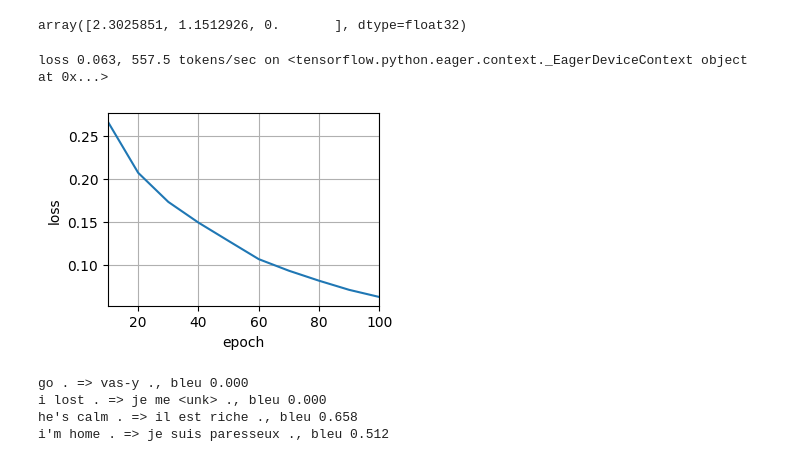
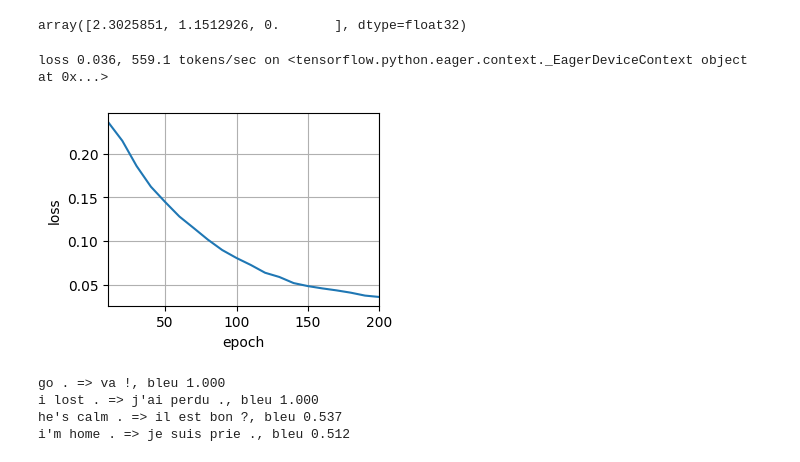
Before and after one commit to junhuster/machine-learning, a Jupyter notebook: tf-dev/d2l/jupyter/part_3_modern_rnn/d2l_9_6.s2s.ipynb, the cells around one changed output. Cells and saved outputs as stored; diff of their text form; code cells hidden in the pictures.

```diff
--- a/tf-dev/d2l/jupyter/part_3_modern_rnn/d2l_9_6.s2s.ipynb
+++ b/tf-dev/d2l/jupyter/part_3_modern_rnn/d2l_9_6.s2s.ipynb
@@ -163,19 +169,19 @@ def train_seq2seq(net, data_iter, lr, num_epochs, tgt_vocab, device):
 # %%
 embed_size, num_hiddens, num_layers, dropout = 32, 32, 2, 0.1
 batch_size, num_steps = 64, 10
-lr, num_epochs, device = 0.005, 100, d2l.try_gpu()
+lr, num_epochs, device = 0.005, 200, d2l.try_gpu()
 
 train_iter, src_vocab, tgt_vocab = d2l.load_data_nmt(batch_size, num_steps)
 print(f"src_vocab_size:{len(src_vocab)}, dst_vocab_size:{len(tgt_vocab)}")
 encoder = Seq2SeqEncoder(len(src_vocab), embed_size, num_hiddens, num_layers,
                         dropout)
 decoder = Seq2SeqDecoder(len(tgt_vocab), embed_size, num_hiddens, num_layers,
                         dropout)
 net = d2l.EncoderDecoder(encoder, decoder)
 train_seq2seq(net, train_iter, lr, num_epochs, tgt_vocab, device)
 # %% [output]
-loss 0.063, 557.5 tokens/sec on <tensorflow.python.eager.context._EagerDeviceContext object at 0x...>
+loss 0.036, 559.1 tokens/sec on <tensorflow.python.eager.context._EagerDeviceContext object at 0x...>
-[figure, old version]
+[figure, new version]
 # %%
 #@save
 def predict_seq2seq(net, src_sentence, src_vocab, tgt_vocab, num_steps,
@@ -232,7 +238,7 @@ for eng, fra in zip(engs, fras):
         net, eng, src_vocab, tgt_vocab, num_steps)
     print(f'{eng} => {translation}, bleu {bleu(translation, fra, k=2):.3f}')
 # %% [output]
-go . => vas-y ., bleu 0.000
-i lost . => je me <unk> ., bleu 0.000
-he's calm . => il est riche ., bleu 0.658
-i'm home . => je suis paresseux ., bleu 0.512
+go . => va !, bleu 1.000
+i lost . => j'ai perdu ., bleu 1.000
+he's calm . => il est bon ?, bleu 0.537
+i'm home . => je suis prie ., bleu 0.512
```
Also changed, not shown: parts of 2 cells of this notebook, 3 other files.
